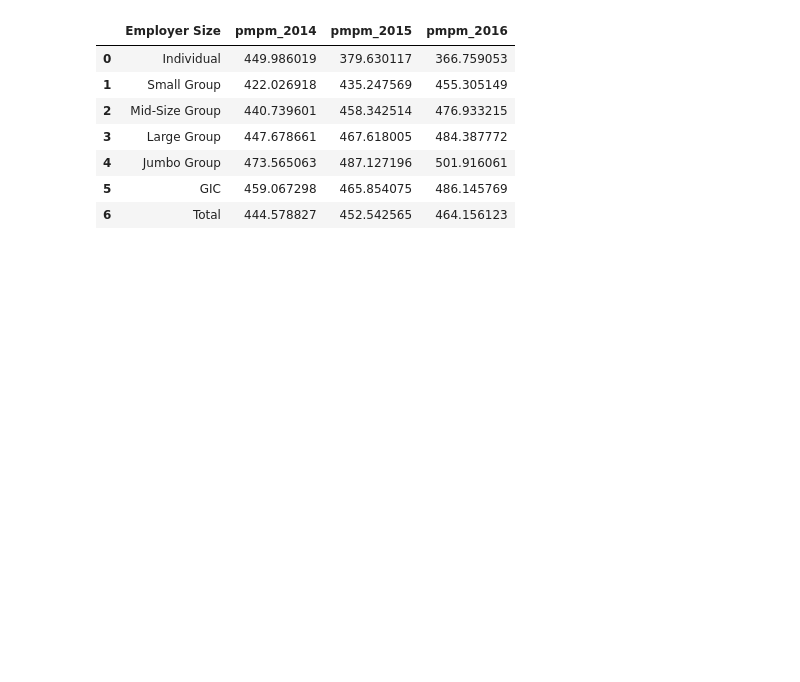
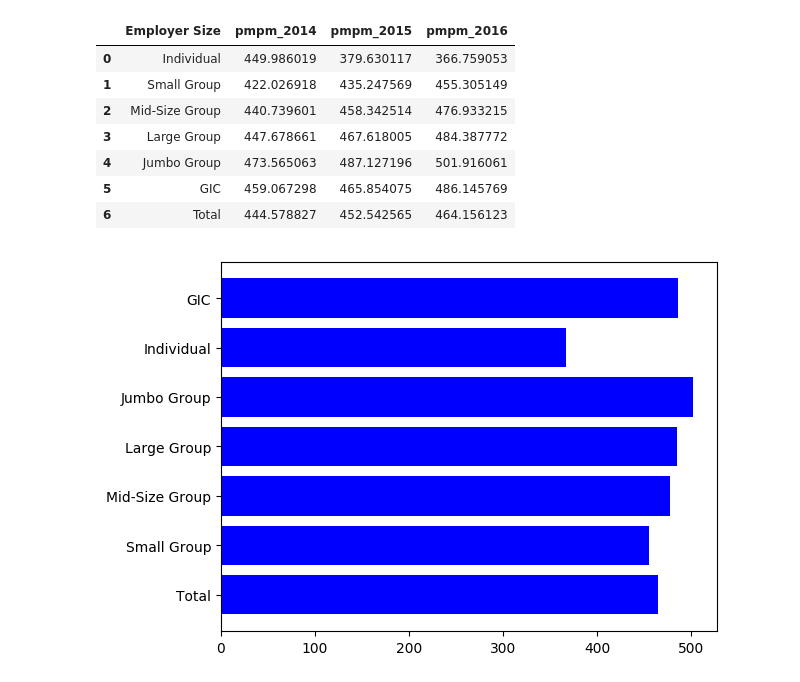
Before and after one commit to ellen-liu/chia2018, a Jupyter notebook: pmpm_by_employer_size.ipynb, the cells around one changed output. Cells and saved outputs as stored; diff of their text form; code cells hidden in the pictures; blank space fills up the shorter version.

```diff
--- a/pmpm_by_employer_size.ipynb
+++ b/pmpm_by_employer_size.ipynb
@@ -66,15 +66,15 @@ new_df
 | 5 | GIC | 459.067298 | 465.854075 | 486.145769 |
 | 6 | Total | 444.578827 | 452.542565 | 464.156123 |
 # %%
-pmpm = ['pmpm_2014','pmpm_2015','pmpm_2016']
-loop_df = pd.DataFrame(columns = ['Employer Size'] + pmpm)
+cols = ['pmpm_2014','pmpm_2015','pmpm_2016']
+loop_pmpm = pd.DataFrame(columns = ['Employer Size'] + cols)
 for i in range(3):
     agg = agg_cols[i]
     mth = mth_cols[i]
-    loop_df[pmpm[i]] = agg_premiums[agg]/months[mth]
-loop_df['Employer Size'] = enrollment['Employer Size']
+    loop_pmpm[cols[i]] = agg_premiums[agg]/months[mth]
+loop_pmpm['Employer Size'] = enrollment['Employer Size']
 
-loop_df
+loop_pmpm
 # %% [output]
 |  | Employer Size | pmpm_2014 | pmpm_2015 | pmpm_2016 |
 | 0 | Individual | 449.986019 | 379.630117 | 366.759053 |
@@ -89,15 +89,17 @@ loop_df['pmpm_2016']
 # %%
 
 
 plt.rcdefaults()
 fig, ax = plt.subplots()
 
 # Example data
-ax.barh(loop_df['Employer Size'], loop_df['pmpm_2016'], align='center',
+ax.barh(loop_pmpm['Employer Size'], loop_pmpm['pmpm_2016'], align='center',
         color='blue')
-ax.set_yticks(loop_df['Employer Size'])
+ax.set_yticks(loop_pmpm['Employer Size'])
 
-ax.set_yticklabels(loop_df['Employer Size'])
+ax.set_yticklabels(loop_pmpm['Employer Size'])
 ax.invert_yaxis()  # labels read top-to-bottom
 
 plt.show()
+# %% [output]
+[figure, added]
```
Also changed, not shown: parts of 2 cells of this notebook, 3 other files.
